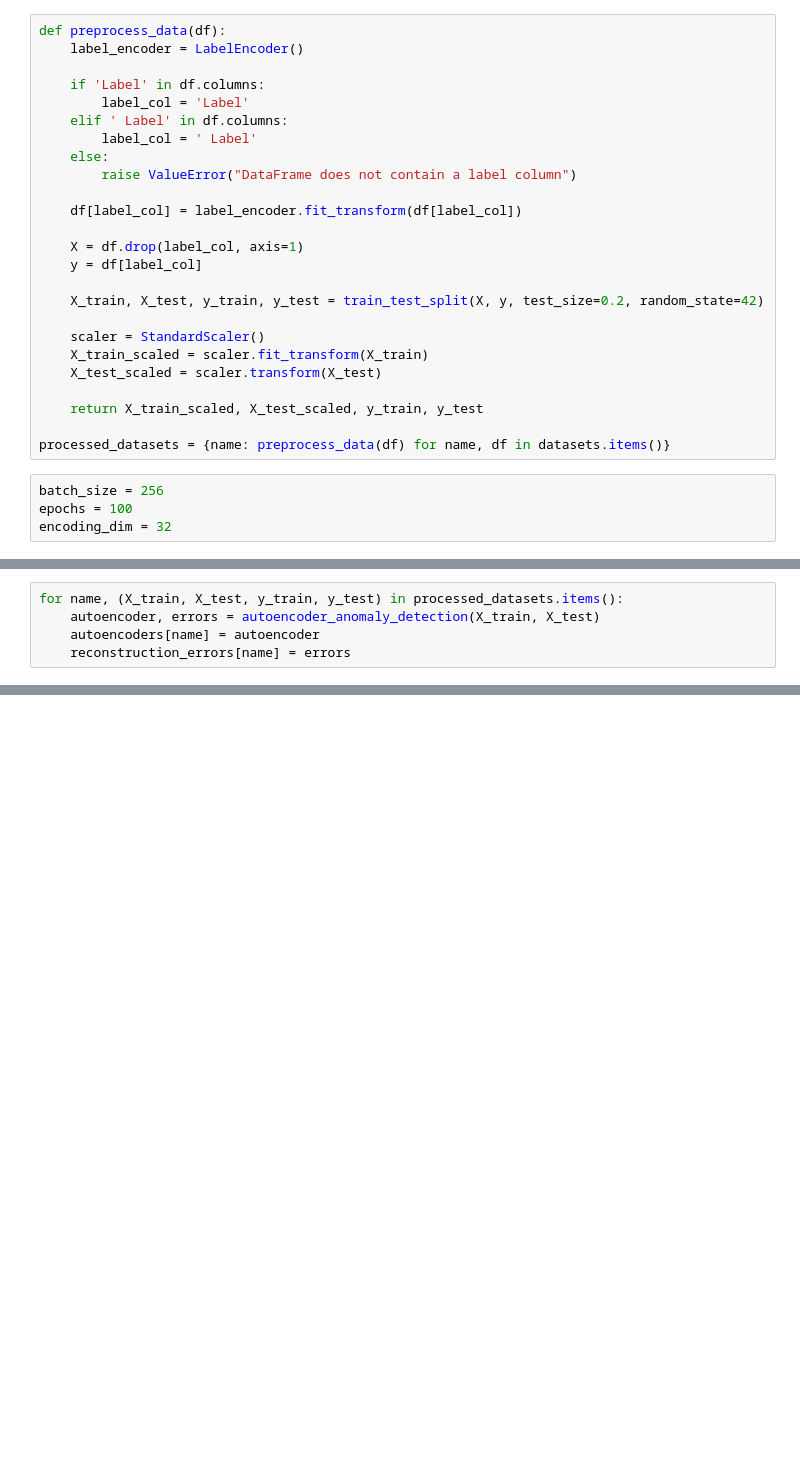
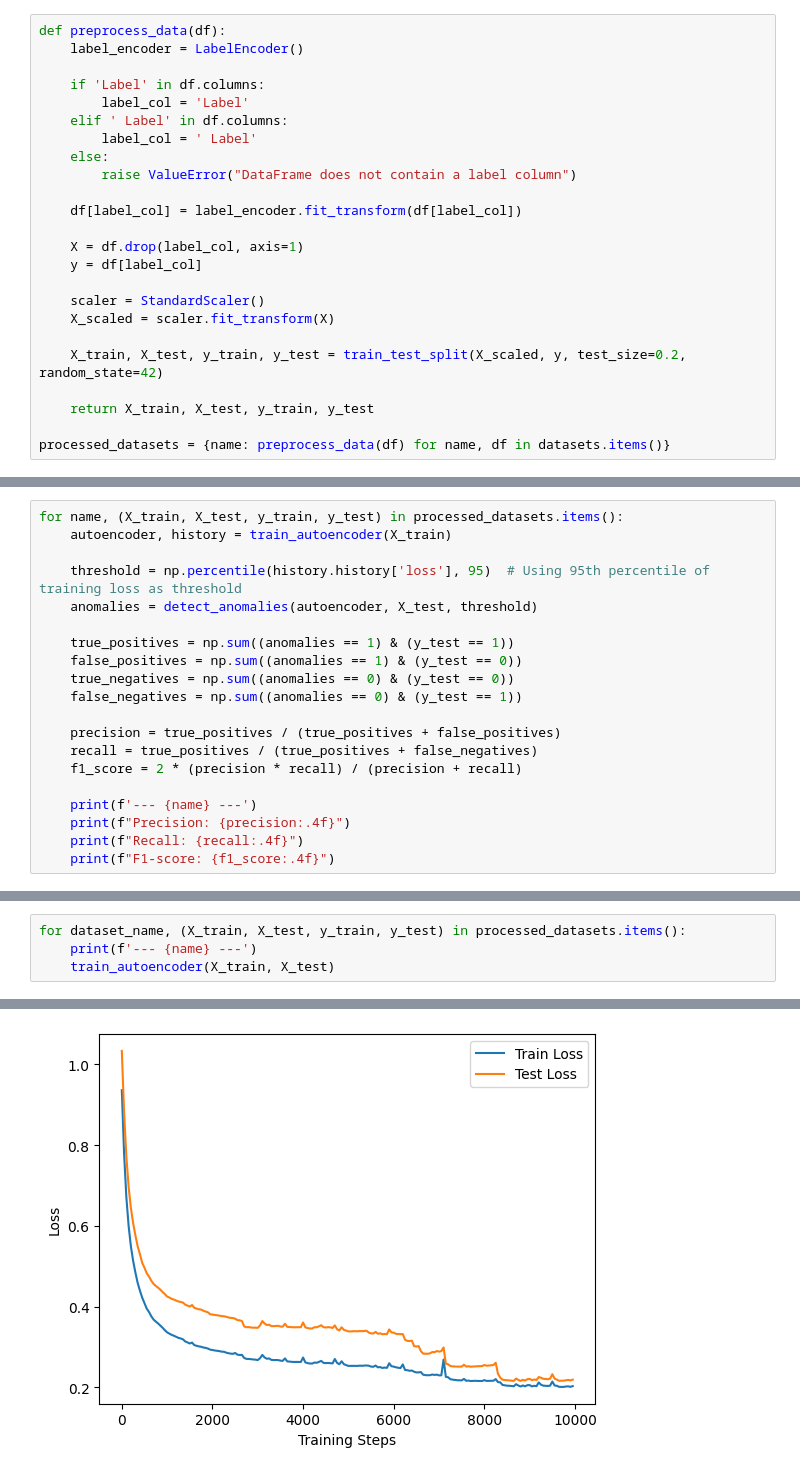
Before and after one commit to alerzaca/Network-Anomaly-Detection, a Jupyter notebook: Autoencoder.ipynb, the cells around one changed output, grey strips where cells are left out. Saved outputs shown, nothing was run; the diff lists cells and outputs as text; blank space fills up the shorter version.

Commit message:
modified:   Autoencoder.ipynb 	modified:   requirements.txt

```diff
--- a/Autoencoder.ipynb
+++ b/Autoencoder.ipynb
@@ -40,16 +28,11 @@ def preprocess_data(df):
     X = df.drop(label_col, axis=1)
     y = df[label_col]
 
-    X_train, X_test, y_train, y_test = train_test_split(X, y, test_size=0.2, random_state=42)
+    scaler = StandardScaler()
+    X_scaled = scaler.fit_transform(X)
 
-    scaler = StandardScaler()
-    X_train_scaled = scaler.fit_transform(X_train)
-    X_test_scaled = scaler.transform(X_test)
+    X_train, X_test, y_train, y_test = train_test_split(X_scaled, y, test_size=0.2, random_state=42)
 
-    return X_train_scaled, X_test_scaled, y_train, y_test
+    return X_train, X_test, y_train, y_test
 
 processed_datasets = {name: preprocess_data(df) for name, df in datasets.items()}
-# %%
-batch_size = 256
-epochs = 100
-encoding_dim = 32
@@ -94,0 +85,20 @@ def autoencoder_anomaly_detection(X_train, X_test, encoding_dim=encoding_dim, ep
+# %%
+for name, (X_train, X_test, y_train, y_test) in processed_datasets.items():
+    autoencoder, history = train_autoencoder(X_train)
+
+    threshold = np.percentile(history.history['loss'], 95)  # Using 95th percentile of training loss as threshold
+    anomalies = detect_anomalies(autoencoder, X_test, threshold)
+
+    true_positives = np.sum((anomalies == 1) & (y_test == 1))
+    false_positives = np.sum((anomalies == 1) & (y_test == 0))
+    true_negatives = np.sum((anomalies == 0) & (y_test == 0))
+    false_negatives = np.sum((anomalies == 0) & (y_test == 1))
+
+    precision = true_positives / (true_positives + false_positives)
+    recall = true_positives / (true_positives + false_negatives)
+    f1_score = 2 * (precision * recall) / (precision + recall)
+
+    print(f'--- {name} ---')
+    print(f"Precision: {precision:.4f}")
+    print(f"Recall: {recall:.4f}")
+    print(f"F1-score: {f1_score:.4f}")
@@ -95,6 +252,5 @@ def autoencoder_anomaly_detection(X_train, X_test, encoding_dim=encoding_dim, ep
 # %%
-for name, (X_train, X_test, y_train, y_test) in processed_datasets.items():
-    autoencoder, errors = autoencoder_anomaly_detection(X_train, X_test)
-    autoencoders[name] = autoencoder
-    reconstruction_errors[name] = errors
+for dataset_name, (X_train, X_test, y_train, y_test) in processed_datasets.items():
+    print(f'--- {name} ---')
+    train_autoencoder(X_train, X_test)
 # %% [output]
@@ -117,0 +274 @@ Epoch 100/100
+[figure, added]
```
Also changed, not shown: parts of 15 cells of this notebook, 1 other file.
